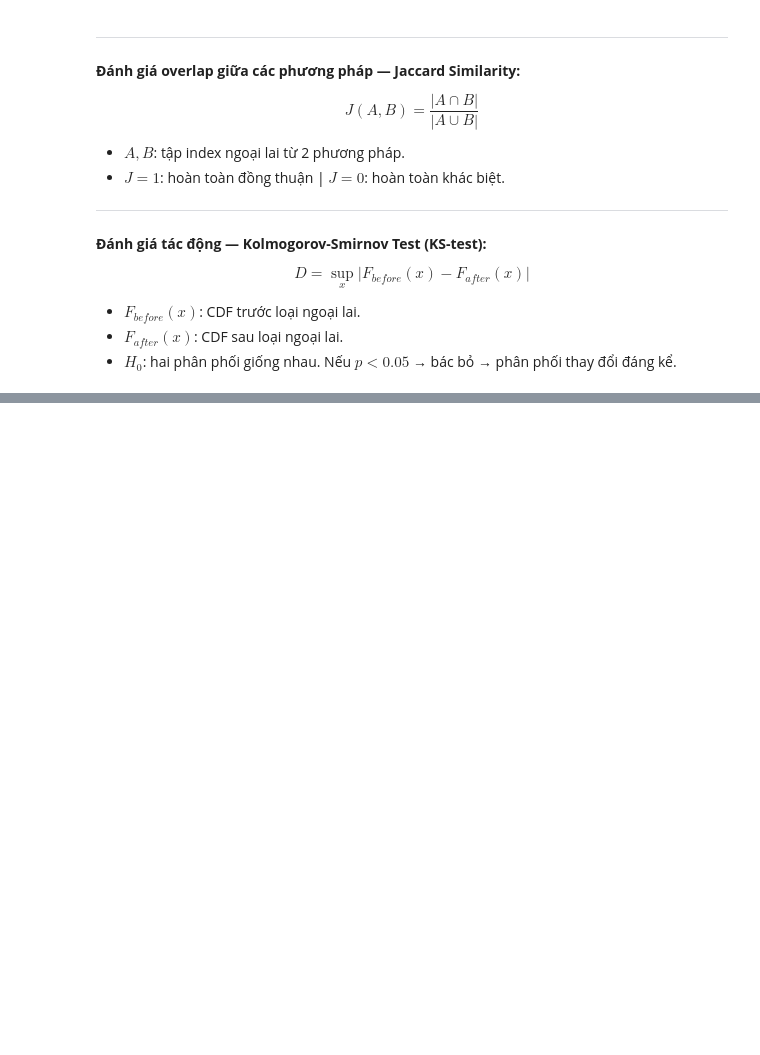
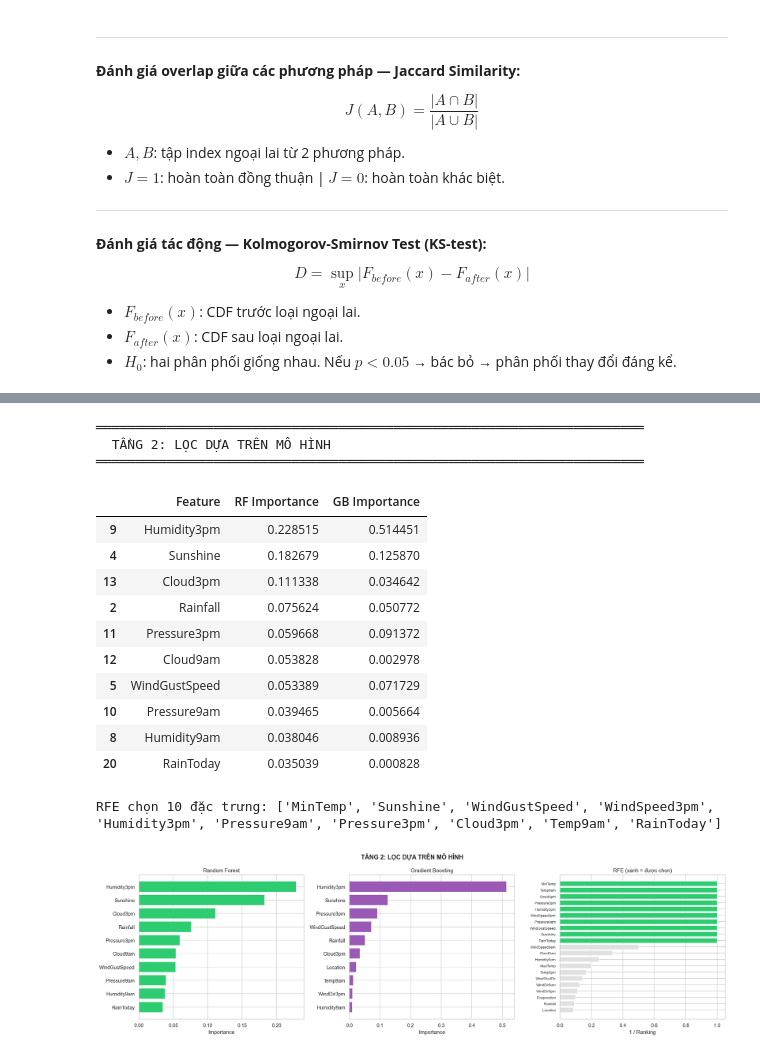
Before and after one commit to LeMinhNhat2901/DataMining_Preprocessing, a Jupyter notebook: 04_preprocessing_tabular.ipynb, the cells around one changed output, grey strips where cells are left out. Cells and saved outputs as stored; diff of their text form; code cells hidden in the pictures; blank space fills up the shorter version.

```diff
--- a/04_preprocessing_tabular.ipynb
+++ b/04_preprocessing_tabular.ipynb
@@ -760,0 +1197,65 @@ WindGustSpeed            0.0718       0.000000   Khác biệt (p<0.05)
+# %%
+# ── TẦNG 2: RF + GB Feature Importance + RFE ─────────────────────────────────
+print('═' * 70)
+print('  TẦNG 2: LỌC DỰA TRÊN MÔ HÌNH')
+print('═' * 70)
+rf = RandomForestClassifier(n_estimators=100, max_depth=10, random_state=42, n_jobs=-1)
+rf.fit(X, y)
+gb = GradientBoostingClassifier(n_estimators=100, max_depth=5, random_state=42)
+gb.fit(X, y)
+
+imp_df = pd.DataFrame({
+    'Feature': X.columns,
+    'RF Importance': rf.feature_importances_,
+    'GB Importance': gb.feature_importances_,
+}).sort_values('RF Importance', ascending=False)
+display(imp_df.head(10))
+
+# RFE
+lr = LogisticRegression(max_iter=1000, random_state=42)
+rfe = RFE(lr, n_features_to_select=10, step=1)
+rfe.fit(X, y)
+rfe_features = X.columns[rfe.support_].tolist()
+print(f'\nRFE chọn 10 đặc trưng: {rfe_features}')
+
+# Biểu đồ Tier 2
+fig, axes = plt.subplots(1, 3, figsize=(20, 6))
+fig.suptitle('TẦNG 2: LỌC DỰA TRÊN MÔ HÌNH', fontsize=14, fontweight='bold')
+
+top_rf = imp_df.sort_values('RF Importance', ascending=False).head(10)
+axes[0].barh(range(10), top_rf['RF Importance'].values, color='#2ecc71', edgecolor='white')
+axes[0].set_yticks(range(10)); axes[0].set_yticklabels(top_rf['Feature'].values)
+axes[0].set_xlabel('Importance'); axes[0].set_title('Random Forest'); axes[0].invert_yaxis()
+
+top_gb = imp_df.sort_values('GB Importance', ascending=False).head(10)
+axes[1].barh(range(10), top_gb['GB Importance'].values, color='#9b59b6', edgecolor='white')
+axes[1].set_yticks(range(10)); axes[1].set_yticklabels(top_gb['Feature'].values)
+axes[1].set_xlabel('Importance'); axes[1].set_title('Gradient Boosting'); axes[1].invert_yaxis()
+
+# RFE visualization
+rfe_ranks = pd.Series(rfe.ranking_, index=X.columns).sort_values()
+colors_rfe = ['#2ecc71' if r == 1 else '#e0e0e0' for r in rfe_ranks.values]
+axes[2].barh(range(len(rfe_ranks)), [1/r for r in rfe_ranks.values], color=colors_rfe, edgecolor='white')
+axes[2].set_yticks(range(len(rfe_ranks))); axes[2].set_yticklabels(rfe_ranks.index, fontsize=8)
+axes[2].set_xlabel('1 / Ranking'); axes[2].set_title('RFE (xanh = được chọn)'); axes[2].invert_yaxis()
+
+plt.tight_layout()
+plt.savefig('data/e_tier2_model.png', bbox_inches='tight')
+plt.show()
+# %% [output]
+══════════════════════════════════════════════════════════════════════
+  TẦNG 2: LỌC DỰA TRÊN MÔ HÌNH
+══════════════════════════════════════════════════════════════════════
+|  | Feature | RF Importance | GB Importance |
+| 9 | Humidity3pm | 0.228515 | 0.514451 |
+| 4 | Sunshine | 0.182679 | 0.125870 |
+| 13 | Cloud3pm | 0.111338 | 0.034642 |
+| 2 | Rainfall | 0.075624 | 0.050772 |
+| 11 | Pressure3pm | 0.059668 | 0.091372 |
+| 12 | Cloud9am | 0.053828 | 0.002978 |
+| 5 | WindGustSpeed | 0.053389 | 0.071729 |
+| 10 | Pressure9am | 0.039465 | 0.005664 |
+| 8 | Humidity9am | 0.038046 | 0.008936 |
+| 20 | RainToday | 0.035039 | 0.000828 |
+RFE chọn 10 đặc trưng: ['MinTemp', 'Sunshine', 'WindGustSpeed', 'WindSpeed3pm', 'Humidity3pm', 'Pressure9am', 'Pressure3pm', 'Cloud3pm', 'Temp9am', 'RainToday']
+[figure, added]
```
Also changed, not shown: parts of 21 cells of this notebook.
